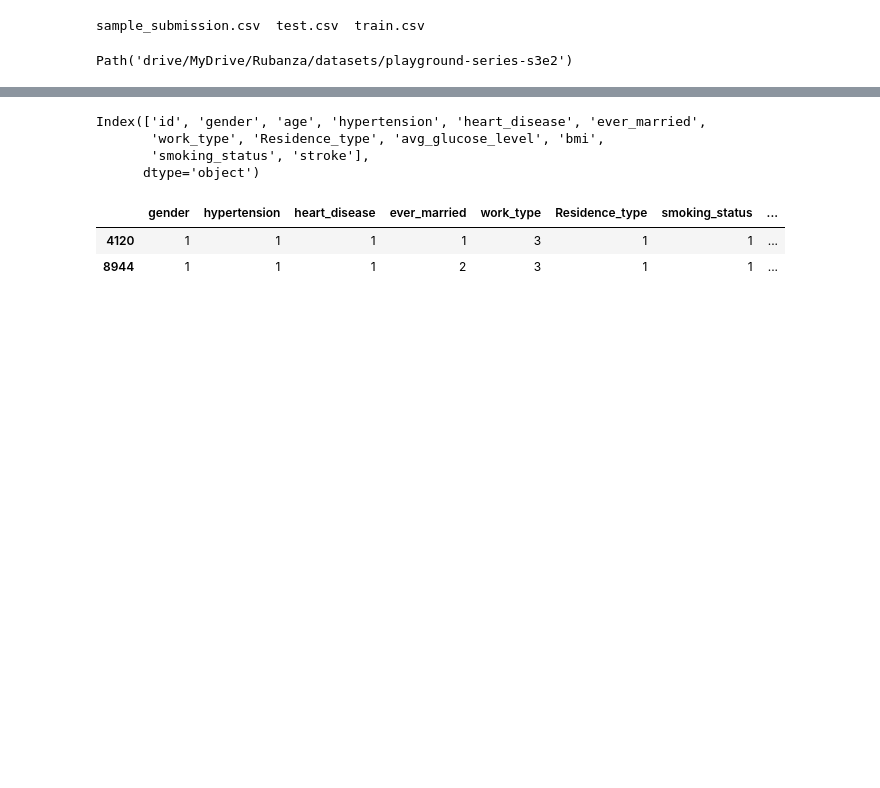
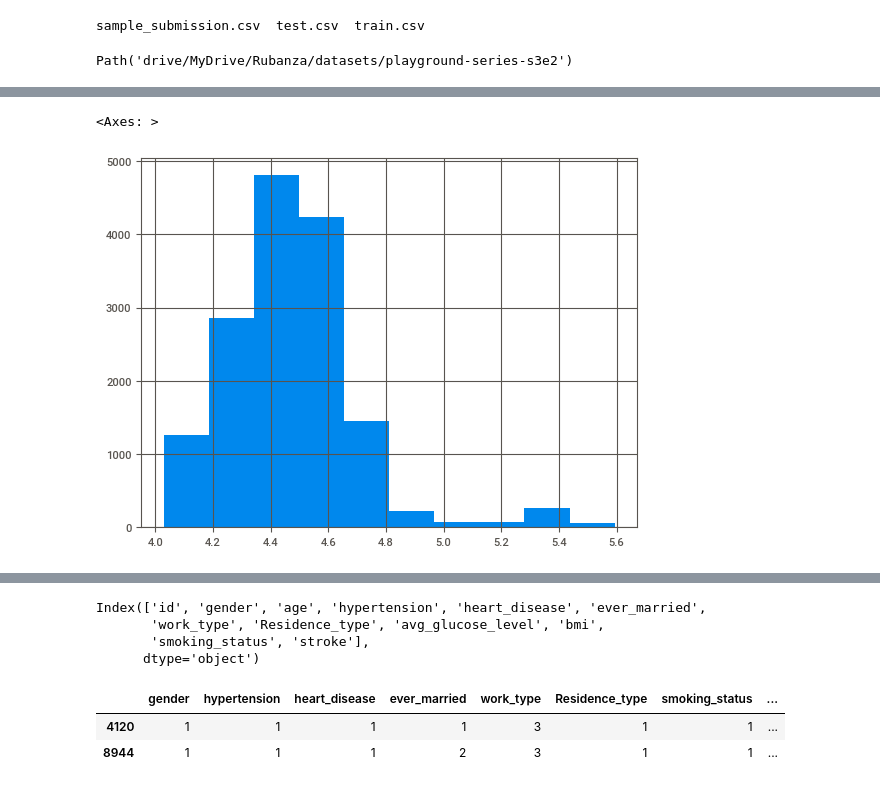
Before and after one commit to rubanzasilva/ps-s03e02, a Jupyter notebook: ps_s03e02.ipynb, the cells around one changed output, grey strips where cells are left out. Drawn from its saved outputs; the diff is of its cells as text; code cells hidden in the pictures; blank space fills up the shorter version.

```diff
--- a/ps_s03e02.ipynb
+++ b/ps_s03e02.ipynb
@@ -23,0 +110,6 @@ train_df
+# %%
+train_df['log_avg_glucose_level'] = np.log(train_df['avg_glucose_level'] + 1)
+train_df['log_avg_glucose_level'].hist()
+# %% [output]
+<Axes: >
+[figure, added]
```
Also changed, not shown: parts of 13 cells of this notebook.
